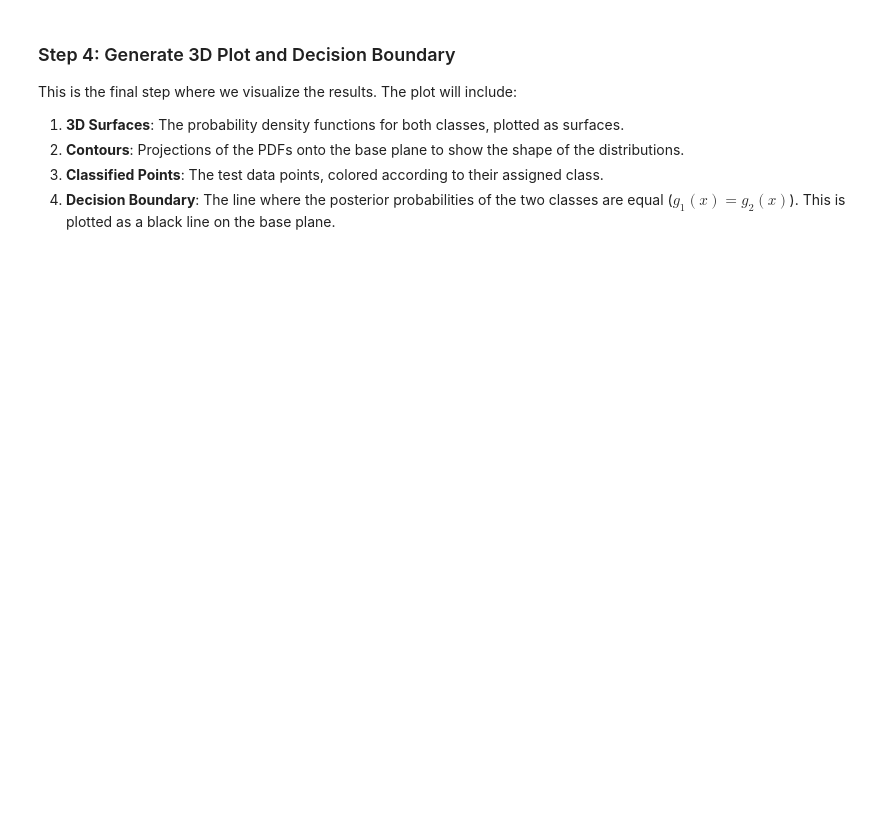
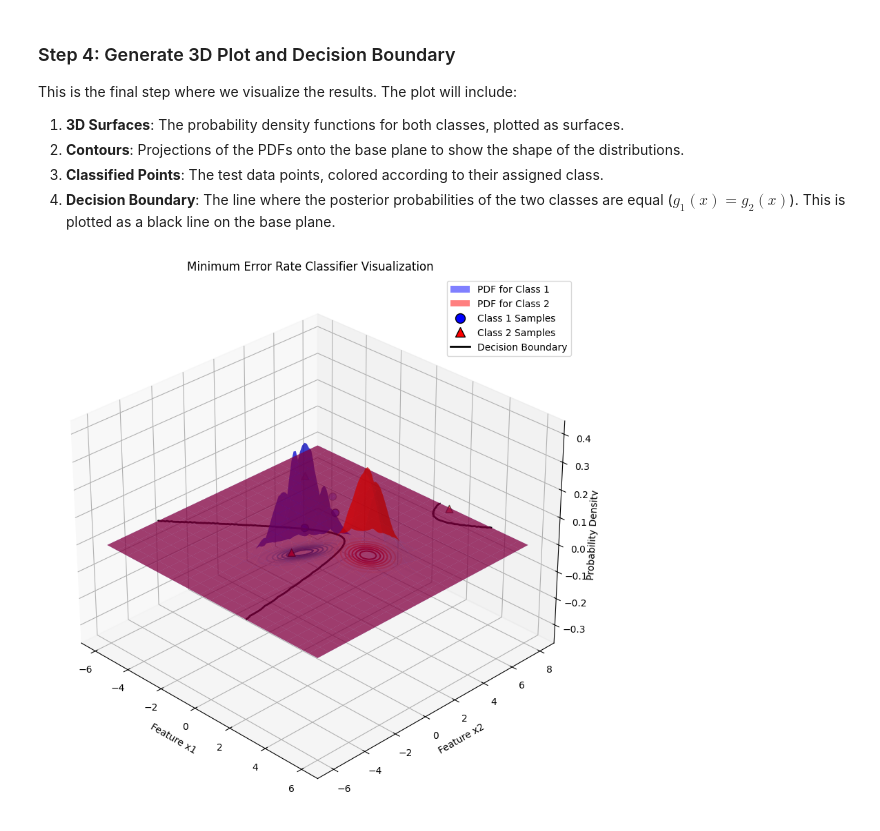
Before and after one commit to mirzanaeembeg/semester-wise-lab-codes, a Jupyter notebook: 4.1/CSE4114/Minimum_Error_Rate_Classifier.ipynb, the cells around one changed output. Drawn from its saved outputs; the diff is of its cells as text; code cells hidden in the pictures; blank space fills up the shorter version.

Commit message:
Original file of parceptron and min error rate

```diff
--- a/4.1/CSE4114/Minimum_Error_Rate_Classifier.ipynb
+++ b/4.1/CSE4114/Minimum_Error_Rate_Classifier.ipynb
@@ -45,7 +47,7 @@ p_w2 = 0.5
 # Load the test data from the provided text file
 # The file is expected to be in the same directory
 try:
-    test_data = np.loadtxt('test-Minimum-Error-Rate-Classifier.txt', delimiter=',')
+    test_data = np.loadtxt('test.txt', delimiter=',')
 except IOError:
     print("Error: 'test-Minimum-Error-Rate-Classifier.txt' not found.")
     print("Creating a dummy dataframe to proceed.")
@@ -156,31 +176,33 @@ ax.contour(X, Y, Z2, zdir='z', offset=z_min, cmap='Reds')
 # 6. Plot the decision boundary
 # The boundary is where P(x|w1)P(w1) = P(x|w2)P(w2)
 # Since priors are equal, this is where P(x|w1) = P(x|w2)
 ax.contour(X, Y, Z1 - Z2, levels=[0], zdir='z', offset=z_min, colors='black', linewidths=2)
 
 # 7. Plot the classified sample points
 # A plane is created at a certain height to make the points clearly visible
 plane_z = 0.15
 if class1_points.size > 0:
     ax.scatter(class1_points[:, 0], class1_points[:, 1], plane_z, c='blue', marker='o', s=60, edgecolor='black', label='Class 1 Samples')
 if class2_points.size > 0:
     ax.scatter(class2_points[:, 0], class2_points[:, 1], plane_z, c='red', marker='^', s=60, edgecolor='black', label='Class 2 Samples')
 
 # Create a proxy artist for the legend of surfaces
 from matplotlib.patches import Patch
 legend_elements = [
     Patch(facecolor='blue', alpha=0.5, label='PDF for Class 1'),
     Patch(facecolor='red', alpha=0.5, label='PDF for Class 2'),
     plt.Line2D([0], [0], marker='o', color='w', markerfacecolor='blue', markeredgecolor='black', markersize=10, label='Class 1 Samples'),
     plt.Line2D([0], [0], marker='^', color='w', markerfacecolor='red', markeredgecolor='black', markersize=10, label='Class 2 Samples'),
     plt.Line2D([0], [0], color='black', lw=2, label='Decision Boundary')
 ]
 ax.legend(handles=legend_elements)
 
 # 8. Set labels and title
 ax.set_xlabel('Feature x1')
 ax.set_ylabel('Feature x2')
-ax.set_zlabel('Probability Density')
+ax.set_zlabel('Probability Density', labelpad = -0.7)
 ax.set_title('Minimum Error Rate Classifier Visualization')
 ax.view_init(elev=30, azim=-45) # Adjust viewing angle
 plt.show()
+# %% [output]
+[figure, added]
```
Also changed, not shown: parts of 15 cells of this notebook, 1 other file.
